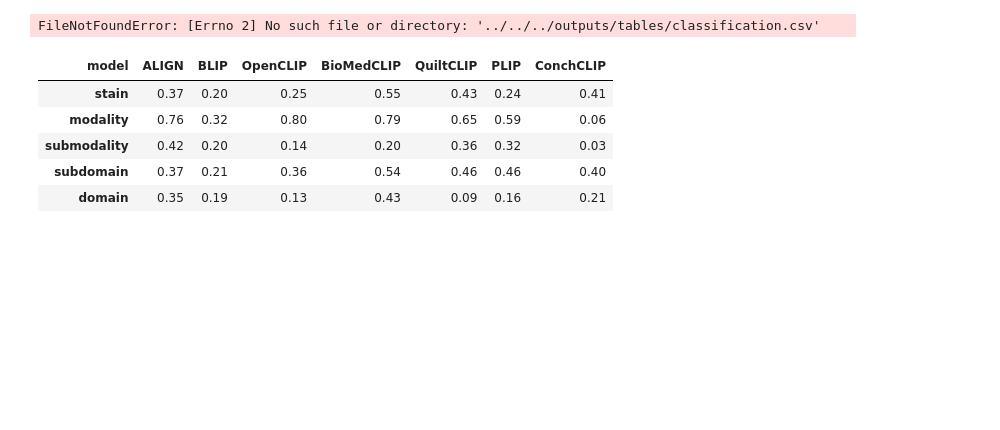
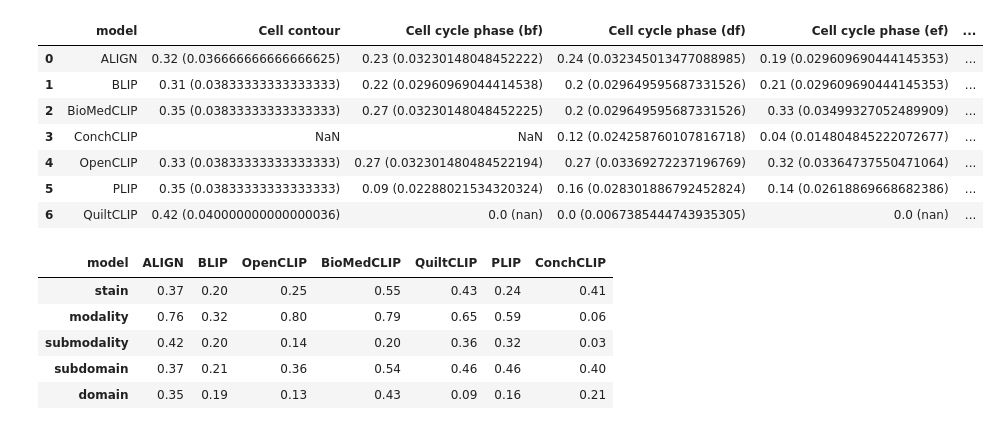
Before and after one commit to Ale9806/eVLLM, a Jupyter notebook: src/evlm/plots/Untitled.ipynb, the cells around one changed output. Saved outputs shown, nothing was run; the diff lists cells and outputs as text; code cells hidden in the pictures; blank space fills up the shorter version.

```diff
--- a/src/evlm/plots/Untitled.ipynb
+++ b/src/evlm/plots/Untitled.ipynb
@@ -3,7 +3,17 @@ import pandas as pd
 import matplotlib.pyplot as plt
 # %%
 df_ii = pd.read_csv('../../../outputs/tables/eval.csv')
-df_c = pd.read_csv('../../../outputs/tables/classification.csv')
+df_c = pd.read_csv('../../../outputs/tables/evalclassification.csv')
+df_c.drop(['level_0'], axis = 1, inplace = True)
-# %% [output]
-FileNotFoundError: [Errno 2] No such file or directory: '../../../outputs/tables/classification.csv'
+# %%
+df_c
+# %% [output]
+|  | model | Cell contour | Cell cycle phase (bf) | Cell cycle phase (df) | Cell cycle phase (ef) | ... |
+| 0 | ALIGN | 0.32 (0.036666666666666625) | 0.23 (0.03230148048452222) | 0.24 (0.032345013477088985) | 0.19 (0.029609690444145353) | ... |
+| 1 | BLIP | 0.31 (0.03833333333333333) | 0.22 (0.02960969044414538) | 0.2 (0.029649595687331526) | 0.21 (0.029609690444145353) | ... |
+| 2 | BioMedCLIP | 0.35 (0.03833333333333333) | 0.27 (0.03230148048452225) | 0.2 (0.029649595687331526) | 0.33 (0.03499327052489909) | ... |
+| 3 | ConchCLIP | NaN | NaN | 0.12 (0.024258760107816718) | 0.04 (0.014804845222072677) | ... |
+| 4 | OpenCLIP | 0.33 (0.03833333333333333) | 0.27 (0.032301480484522194) | 0.27 (0.03369272237196769) | 0.32 (0.03364737550471064) | ... |
+| 5 | PLIP | 0.35 (0.03833333333333333) | 0.09 (0.02288021534320324) | 0.16 (0.028301886792452824) | 0.14 (0.02618869668682386) | ... |
+| 6 | QuiltCLIP | 0.42 (0.040000000000000036) | 0.0 (nan) | 0.0 (0.0067385444743935305) | 0.0 (nan) | ... |
 # %%
```
Also changed, not shown: parts of 12 cells of this notebook, 12 other files.
